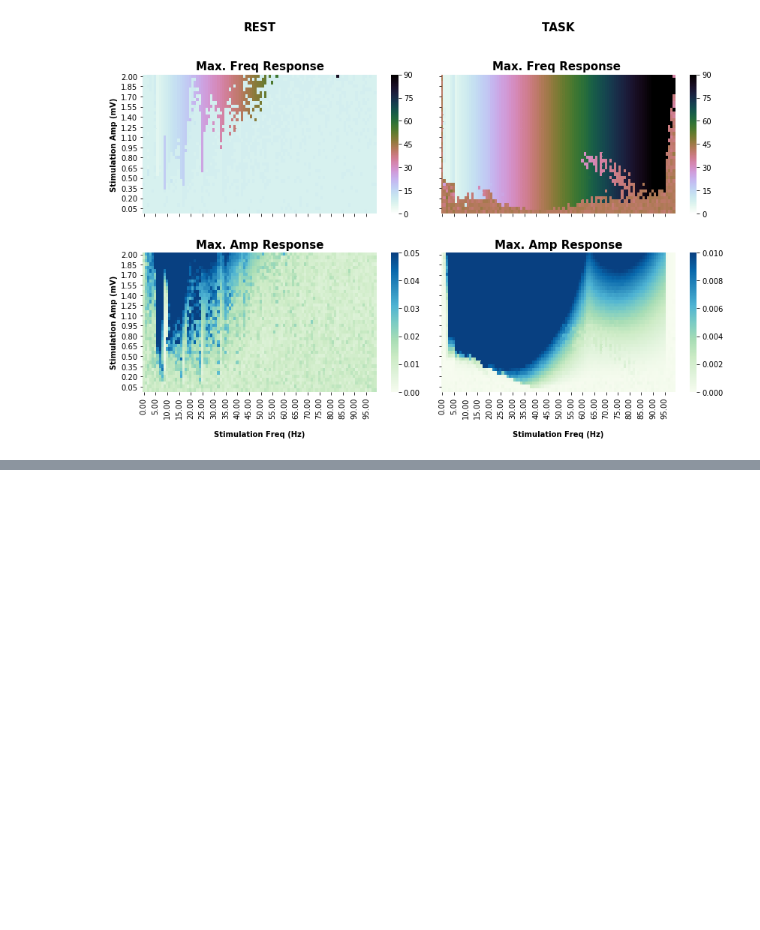
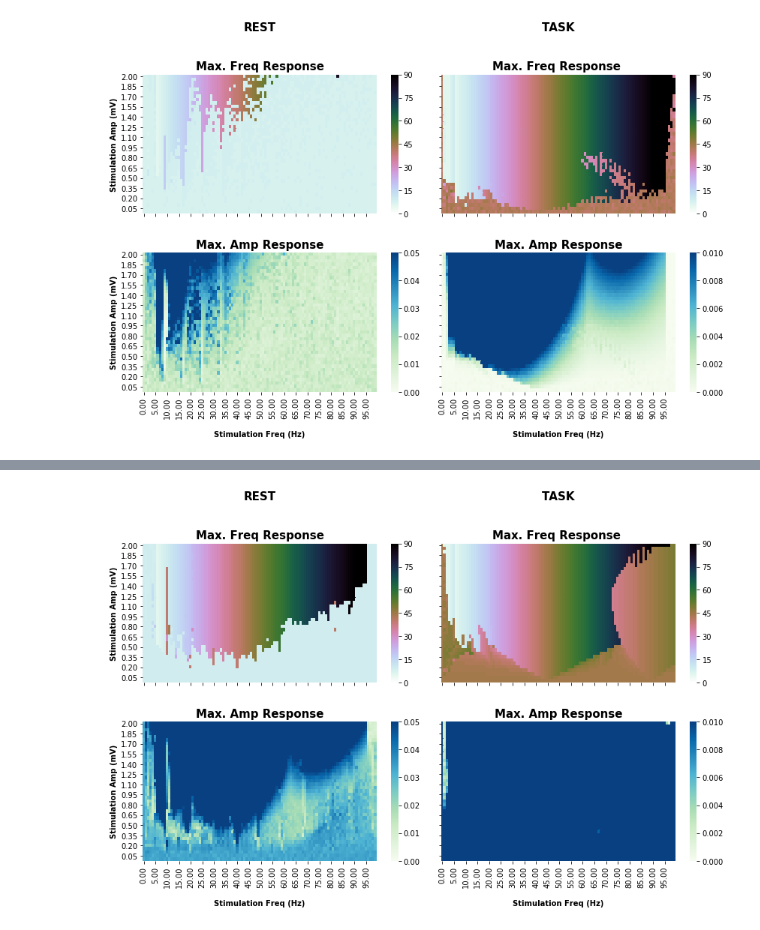
Before and after one commit to GriffithsLab/ctwc-model, a Jupyter notebook: notebooks/05_periodic_stimulation_singlenode.ipynb, the cells around one changed output, grey strips where cells are left out. Drawn from its saved outputs; the diff is of its cells as text; code cells hidden in the pictures; blank space fills up the shorter version.

```diff
--- a/notebooks/05_periodic_stimulation_singlenode.ipynb
+++ b/notebooks/05_periodic_stimulation_singlenode.ipynb
@@ -316,0 +371,6 @@ plt.tight_layout()
+# %%
+ssX_r_params_2 = deepcopy(ssX_params_2)
+ssX_r_params_2['I_o'] = 0.
+
+ssX_t_params_2 = deepcopy(ssX_params_2)
+ssX_t_params_2['I_o'] = 1.5
@@ -316,0 +394,7 @@ plt.tight_layout()
+# %%
+%%time
+ssX_hfr_r_res_2 = FreqVsAmpPsweep(ssX_r_params_2,freqs_l,amps_l,n_jobs=8,concat_res=True,return_ts=True)
+ssX_hfr_r_dfs_2 = get_psweep_dfs(ssX_hfr_r_res_2)
+
+ssX_hfr_t_res_2 = FreqVsAmpPsweep(ssX_t_params_2,freqs_l,amps_l,n_jobs=8,concat_res=True,return_ts=True)
+ssX_hfr_t_dfs_2 = get_psweep_dfs(ssX_hfr_t_res_2)
@@ -316,0 +410,51 @@ plt.tight_layout()
+# %%
+df_mn_r,df_pmf_r,df_pma_r,df_wmf_r,df_wma_r =  ssX_hfr_r_dfs_2 # ps2_dfs_2['1N_r_spiketrain_hfr']
+df_mn_t,df_pmf_t,df_pma_t,df_wmf_t,df_wma_t = ssX_hfr_t_dfs_2
+
+fig, ax = plt.subplots(ncols=2,nrows=2, figsize=(12,8))
+
+
+"""
+1. Maximum frequency responses
+"""
+a = ax[0][0]
+sns.heatmap(df_pmf_r,ax=a,cmap=cm.cubehelix_r,vmin=0,vmax=90)#,vmin=0.,vmax=100.)#,vmax=100.)
+a.set_title('REST\n\n\nMax. Freq Response', fontweight='bold', fontsize=15)
+a.set_ylabel('\nStimulation Amp (mV)',fontweight='bold')
+a.set_xticklabels('')
+
+a= ax[0][1]
+sns.heatmap(df_pmf_t,ax=a,cmap=cm.cubehelix_r,vmin=0,vmax=90)#,vmin=0.,vmax=100.)#,vmax=100.)
+a.set_title('TASK\n\n\nMax. Freq Response ', fontweight='bold', fontsize=15)
+a.set_xticklabels('')
+a.set_yticklabels('')
+
+
+
+"""
+2. Maximum amplitude responses
+"""
+
+a= ax[1][0]
+sns.heatmap(df_pma_r,ax=a,cmap=cm.GnBu,vmin=0,vmax=0.05)#cividis)#,vmin=0.,vmax=0.02)#$,vmax=0.1)
+a.set_title('\nMax. Amp Response', fontweight='bold', fontsize=15)
+a.set_xlabel('\nStimulation Freq (Hz)', fontweight='bold')
+a.set_ylabel('\nStimulation Amp (mV)',fontweight='bold')
+
+a= ax[1][1]
+sns.heatmap(df_pma_t,ax=a,cmap=cm.GnBu,vmin=0,vmax=0.01)#gist_rainbow)#,vmin=0.,vmax=0.02)#,vmax=0.02)#,vmax=0.1)
+a.set_title('\nMax. Amp Response', fontweight='bold', fontsize=15)
+a.set_xlabel('\nStimulation Freq (Hz)', fontweight='bold')
+a.set_yticklabels('')
+
+
+plt.tight_layout()
+
+
+#plt.savefig('FigX.png', bbox_inches='tight', transparent=True,dpi=600)
+#plt.close()
+
+
+#Image('FigX.png')
+# %% [output]
+[figure, added]
```
Also changed, not shown: parts of 4 cells of this notebook.
